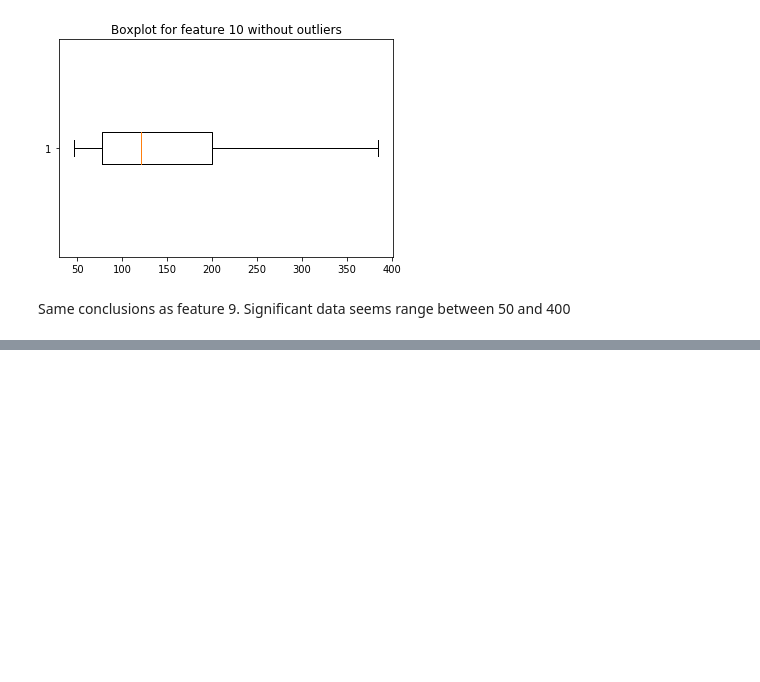
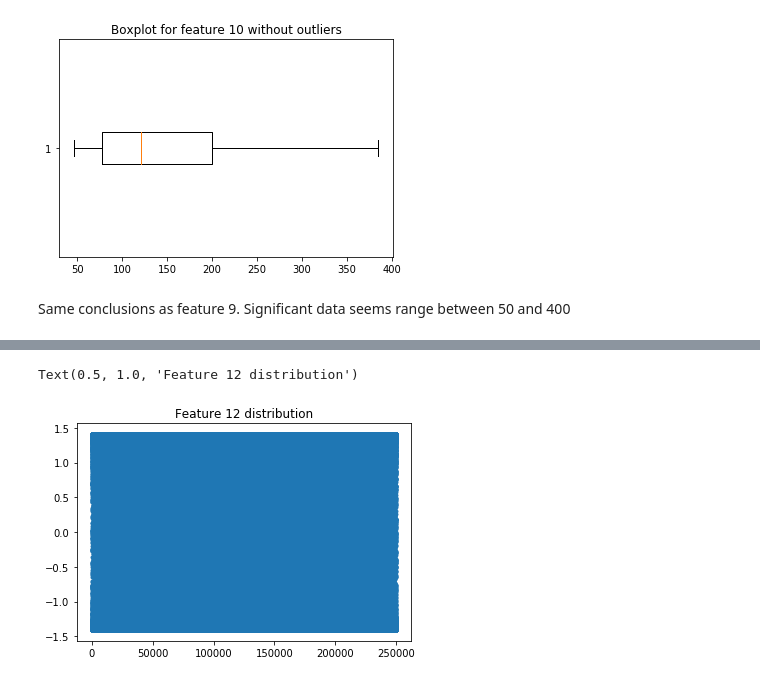
Before and after one commit to metzj/The_Little_Turings, a Jupyter notebook: Exploratory Data Analysis.ipynb, the cells around one changed output, grey strips where cells are left out. Saved outputs shown, nothing was run; the diff lists cells and outputs as text; code cells hidden in the pictures; blank space fills up the shorter version.

```diff
--- a/Exploratory Data Analysis.ipynb
+++ b/Exploratory Data Analysis.ipynb
@@ -440,0 +500,6 @@ Same conclusions as feature 9. Significant data seems range between 50 and 400
+# %%
+plt.scatter(index, feature_12, marker='.')
+plt.title("Feature 12 distribution")
+# %% [output]
+Text(0.5, 1.0, 'Feature 12 distribution')
+[figure, added]
```
Also changed, not shown: parts of 151 cells of this notebook.
